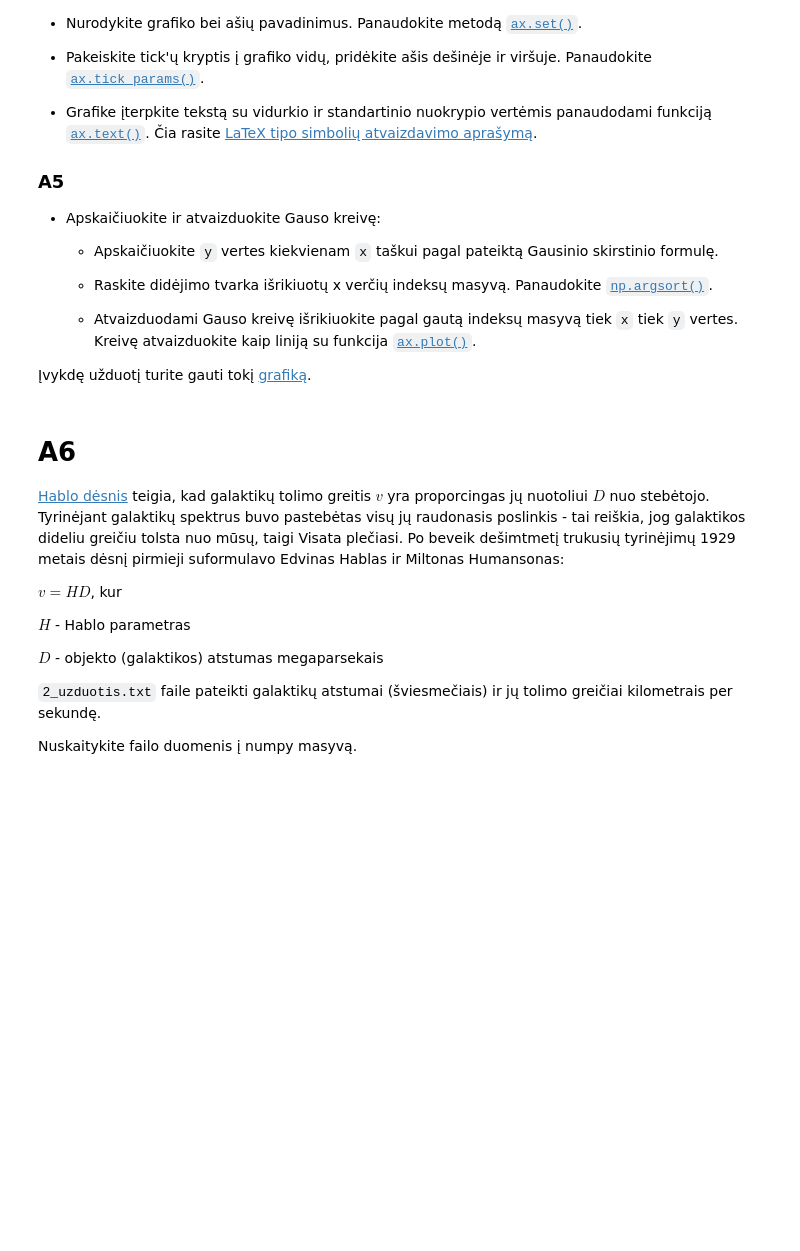
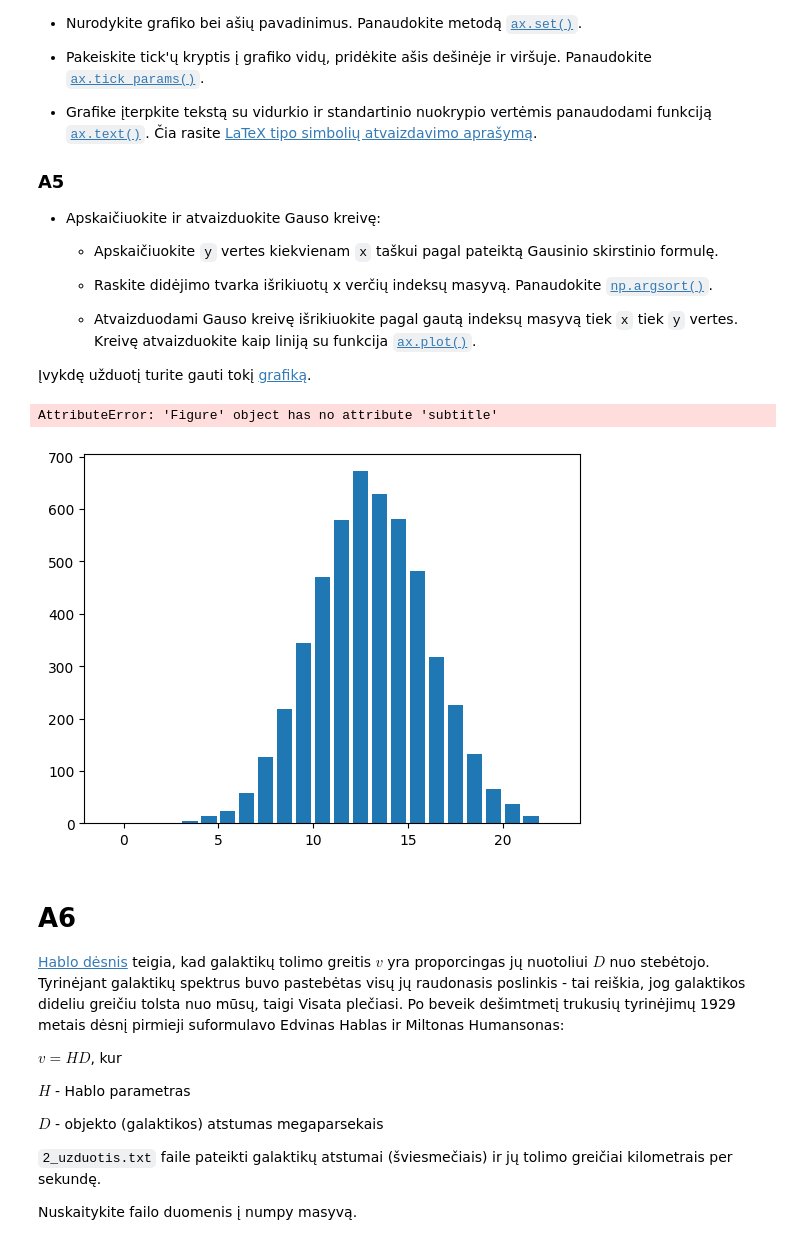
Before and after one commit to IevaRadaviciute/obsidian-translations, a Jupyter notebook: Python_Lab_11.ipynb, the cells around one changed output. Drawn from its saved outputs; the diff is of its cells as text; code cells hidden in the pictures; blank space fills up the shorter version.

```diff
--- a/Python_Lab_11.ipynb
+++ b/Python_Lab_11.ipynb
@@ -89,6 +94,33 @@ fig, ax = plt.subplots()
   * Atvaizduodami Gauso kreivę išrikiuokite pagal gautą indeksų masyvą tiek `x` tiek `y` vertes. Kreivę atvaizduokite kaip liniją su funkcija [`ax.plot()`](https://matplotlib.org/stable/api/_as_gen/matplotlib.axes.Axes.plot.html).
 
 Įvykdę užduotį turite gauti tokį [grafiką](https://arnas.tfai.vu.lt/examples/1.png).
+# %%
+# A2
+import numpy as np
+data = np.genfromtxt("1_uzduotis.txt")                                          # Alternatyviai: data = np.loadtxt("1_uzduotis.txt")
+x = data[:,1]                                                                   # Nuskaitomas antras stulpelis
+mu = np.mean(x)
+sig = np.std(x)
+
+# A3 ir A4
+import matplotlib.pyplot as plt
+fig, ax = plt.subplots()
+ax.hist(x, rwidth = 0.8, bins = np.arange(int(min(x)), int(max(x)), 1))         # Pasirenkami historgramos parametrai
+fig.subtitle("1 paveikslėlis")
+ax.set(title="Vienarūšių matavimų rezultai", xlabel="Matavimų kiekis", ylabel="Matavimų vertės", xlim = (-6,26))
+ax.tick_params(which = "both",  direction ='in', right = True, top = True)      # "Both" - major ir minor ticks,
+ax.text(-5,640, fr"Vidurkis ($\mu$) = {mu:.3f}")                                # Leidžiama LaTeX sintaksė
+ax.text(-5,600, fr"Standartinis nuokrypis ($\sigma$) = {sig:.3f}")
+
+
+# A5
+y = len(x) / (np.sqrt(2.*np.pi) * sig) * np.exp(-np.power((x - mu)/ sig, 2.)/2)
+is_eiles = np.argsort(x)
+ax.plot(x[is_eiles], y[is_eiles], lw = 3)
+plt.show()
+# %% [output]
+AttributeError: 'Figure' object has no attribute 'subtitle'
+[figure, added]
 # %% [markdown]
 # A6
 
```
Also changed, not shown: parts of 3 cells of this notebook.
